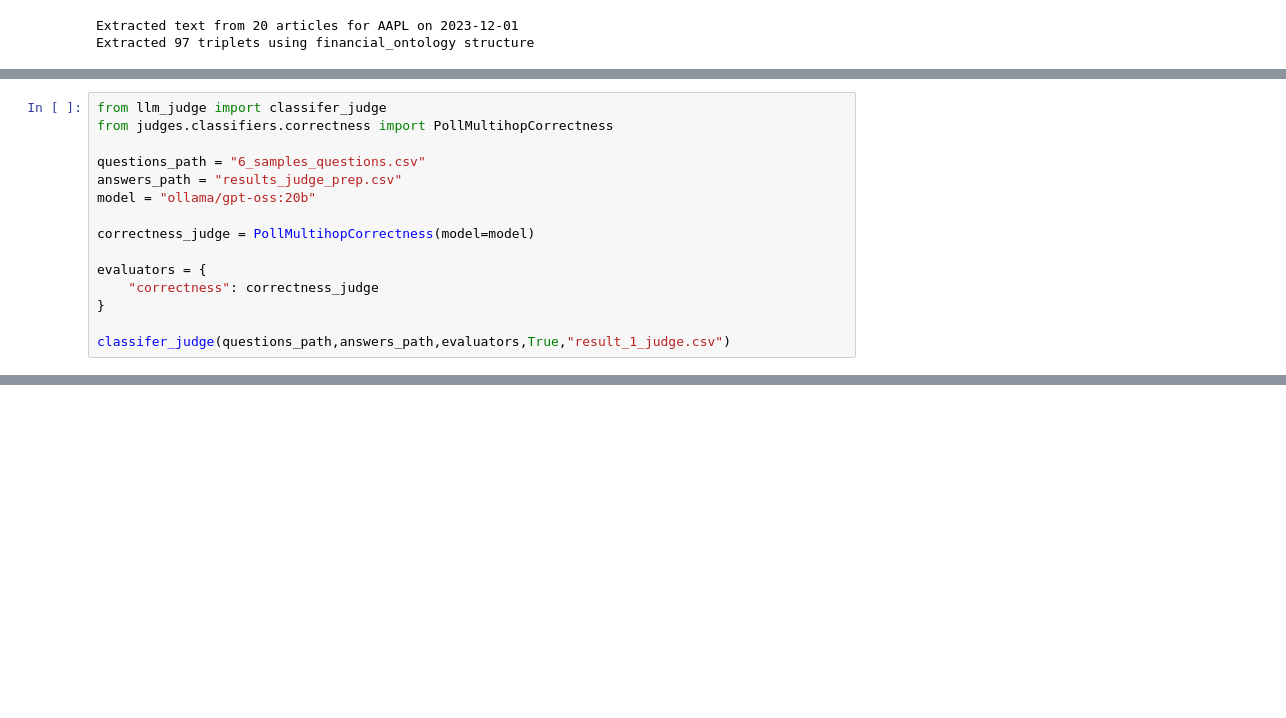
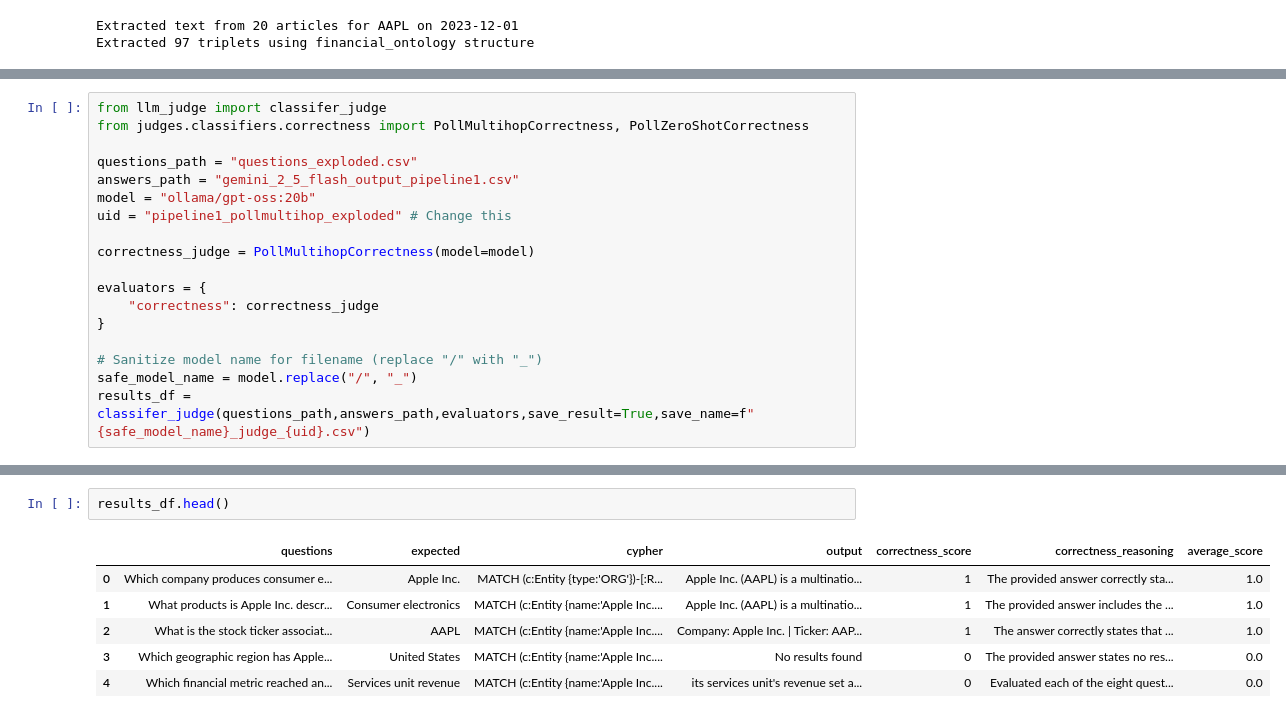
Before and after one commit to minhdq-98/IDM-2025, a Jupyter notebook: pipeline1_dang_edit.ipynb, the cells around one changed output, grey strips where cells are left out. Drawn from its saved outputs; the diff is of its cells as text; blank space fills up the shorter version.

```diff
--- a/pipeline1_dang_edit.ipynb
+++ b/pipeline1_dang_edit.ipynb
@@ -874,10 +1127,11 @@ result_sample.to_csv("results_judge_prep.csv",index=False)
 # %%
 from llm_judge import classifer_judge
-from judges.classifiers.correctness import PollMultihopCorrectness
+from judges.classifiers.correctness import PollMultihopCorrectness, PollZeroShotCorrectness
 
-questions_path = "6_samples_questions.csv"
-answers_path = "results_judge_prep.csv"
+questions_path = "questions_exploded.csv"
+answers_path = "gemini_2_5_flash_output_pipeline1.csv"
 model = "ollama/gpt-oss:20b"
+uid = "pipeline1_pollmultihop_exploded" # Change this
 
 correctness_judge = PollMultihopCorrectness(model=model)
 
@@ -885,5 +1139,7 @@ evaluators = {
     "correctness": correctness_judge
 }
 
-classifer_judge(questions_path,answers_path,evaluators,True,"result_1_judge.csv")
+# Sanitize model name for filename (replace "/" with "_")
+safe_model_name = model.replace("/", "_")
+results_df = classifer_judge(questions_path,answers_path,evaluators,save_result=True,save_name=f"{safe_model_name}_judge_{uid}.csv")
 # %% [output]
@@ -933,0 +1248,9 @@ reasoning
+# %%
+results_df.head()
+# %% [output]
+|  | questions | expected | cypher | output | correctness_score | correctness_reasoning | average_score |
+| 0 | Which company produces consumer e... | Apple Inc. | MATCH (c:Entity {type:'ORG'})-[:R... | Apple Inc. (AAPL) is a multinatio... | 1 | The provided answer correctly sta... | 1.0 |
+| 1 | What products is Apple Inc. descr... | Consumer electronics | MATCH (c:Entity {name:'Apple Inc.... | Apple Inc. (AAPL) is a multinatio... | 1 | The provided answer includes the ... | 1.0 |
+| 2 | What is the stock ticker associat... | AAPL | MATCH (c:Entity {name:'Apple Inc.... | Company: Apple Inc. | Ticker: AAP... | 1 | The answer correctly states that ... | 1.0 |
+| 3 | Which geographic region has Apple... | United States | MATCH (c:Entity {name:'Apple Inc.... | No results found | 0 | The provided answer states no res... | 0.0 |
+| 4 | Which financial metric reached an... | Services unit revenue | MATCH (c:Entity {name:'Apple Inc.... | its services unit's revenue set a... | 0 | Evaluated each of the eight quest... | 0.0 |
```
Also changed, not shown: parts of 28 cells of this notebook, 29 other files.
